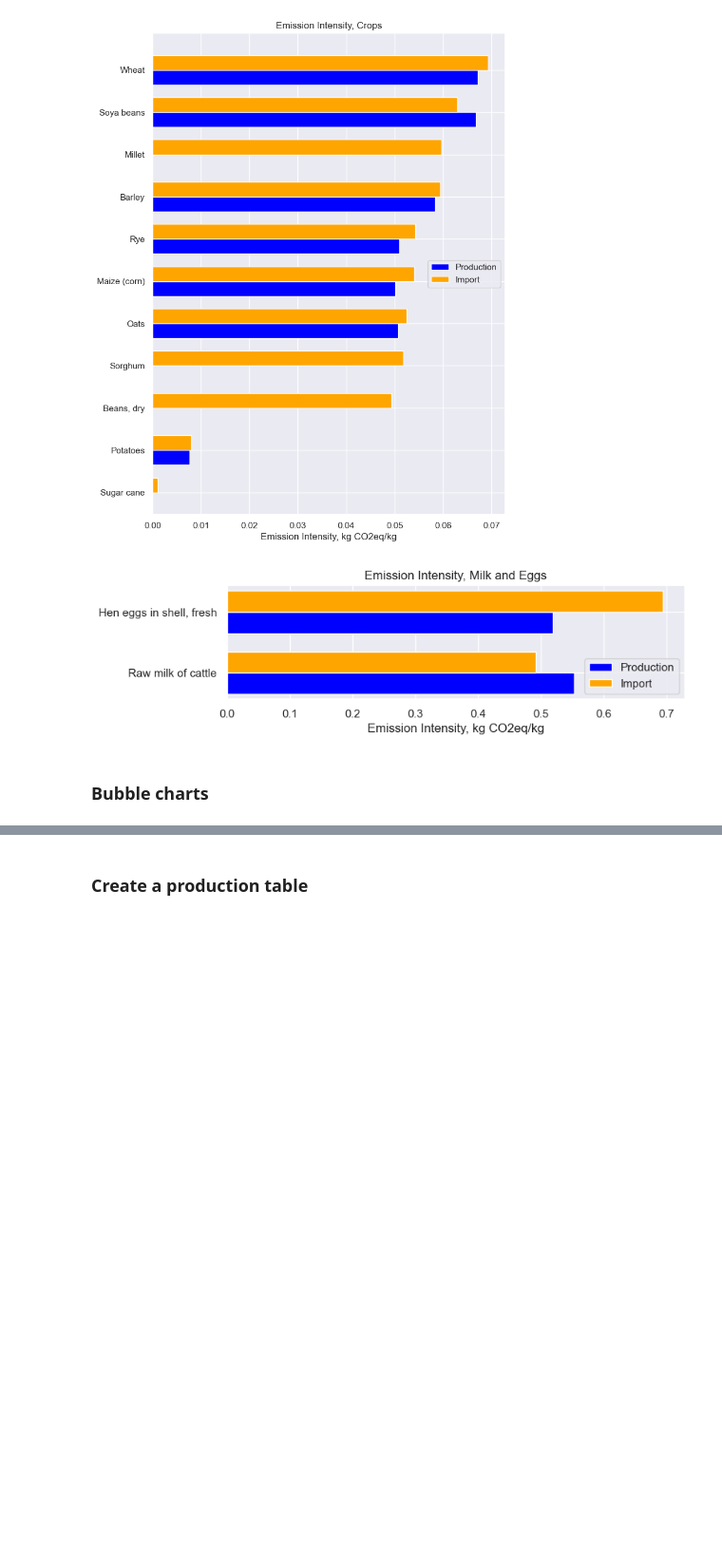
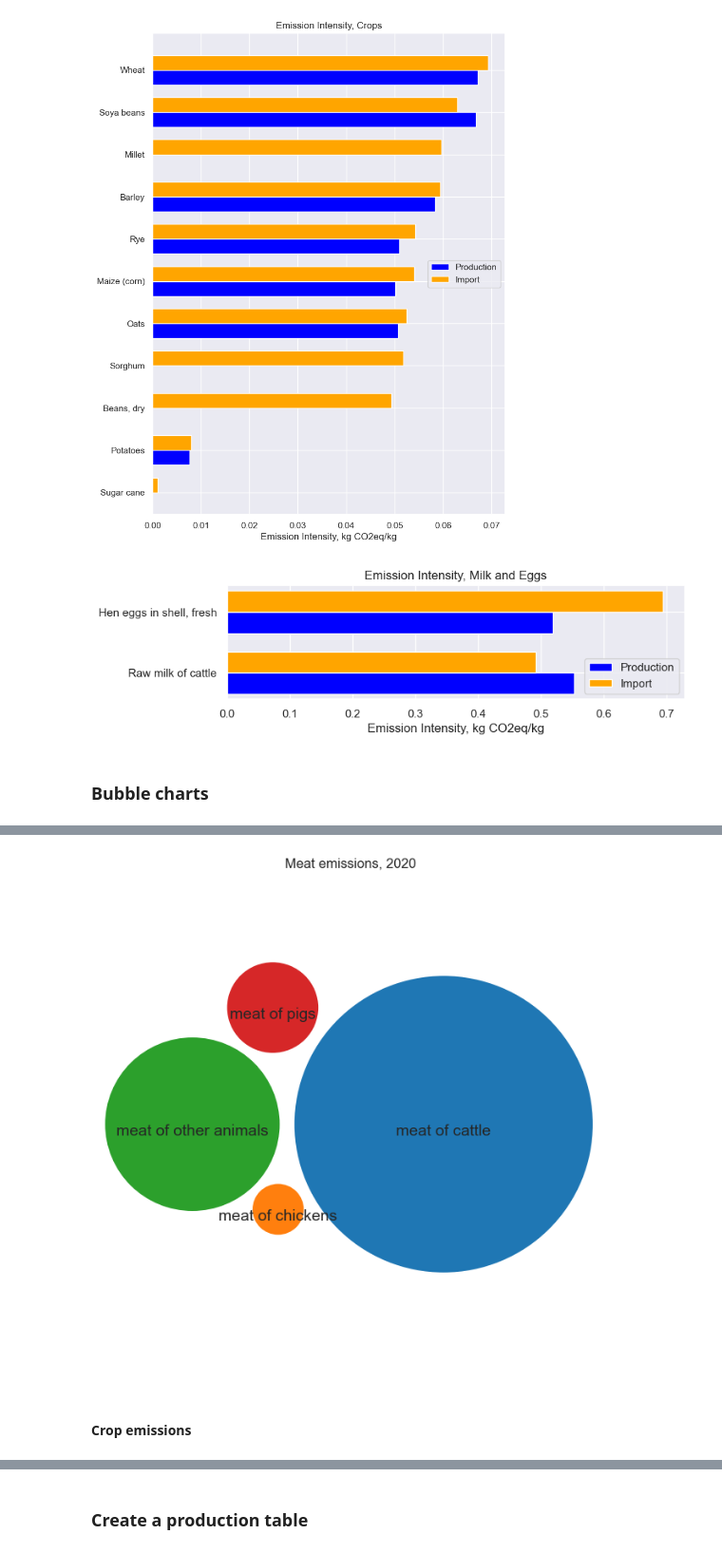
Before and after one commit to kostinam/neuefische-capstone, a Jupyter notebook: mk-eda.ipynb, the cells around one changed output, grey strips where cells are left out. Shown at 95% size. Drawn from its saved outputs; the diff is of its cells as text; code cells hidden in the pictures; blank space fills up the shorter version.

```diff
--- a/mk-eda.ipynb
+++ b/mk-eda.ipynb
@@ -273,0 +320,7 @@ create_grouped_bar_chart(selected_milk_eggs, 'Emission Intensity, Milk and Eggs'
+# %%
+world_emissions_grouped_2020 = world_emissions_grouped_meat[world_emissions_grouped_9['year']== 2020]
+# %%
+world_emissions_grouped_2020_sorted = world_emissions_grouped_2020.sort_values(by='emissions_co2eq_combined_in_kt', ascending=True)
+# %%
+world_emissions_grouped_2020_sorted['emissions_co2eq_combined_in_kt'] = \
+    world_emissions_grouped_2020_sorted['emissions_co2eq_combined_in_kt'].round()
@@ -273,0 +335,49 @@ create_grouped_bar_chart(selected_milk_eggs, 'Emission Intensity, Milk and Eggs'
+# %%
+# compute circle positions:
+circles = circlify.circlify(
+    world_emissions_grouped_2020_sorted['emissions_co2eq_combined_in_kt'].tolist(),
+    show_enclosure=False,
+    target_enclosure=circlify.Circle(x=0, y=0, r=1)
+)
+# %%
+# Create just a figure and only one subplot
+fig, ax = plt.subplots(figsize=(8,8))
+
+# Create a list of colors for each label
+colors = ['#ff7f0e', '#d62728', '#2ca02c', '#1f77b4']
+
+# Remove axes
+ax.axis('off')
+
+# Title
+ax.set_title('Meat emissions, 2020')
+
+# Find axis boundaries
+lim = max(
+    max(
+        abs(circle.x) + circle.r,
+        abs(circle.y) + circle.r,
+    )
+    for circle in circles
+)
+plt.xlim(-lim, lim)
+plt.ylim(-lim, lim)
+
+# list of labels
+labels = world_emissions_grouped_2020_sorted['meat_type']
+
+# print circles
+for circle, label, color in zip(circles, labels, colors):
+    x, y, r = circle
+    ax.add_patch(plt.Circle((x, y), r*0.95, alpha=1, linewidth=2, facecolor=color, edgecolor="white"))
+    plt.annotate(
+          label,
+          (x,y ) ,
+          va='top',
+          ha='center',
+            fontsize=14
+     )
+# %% [output]
+[figure, added]
+# %% [markdown]
+#### Crop emissions
```
Also changed, not shown: parts of 25 cells of this notebook.
